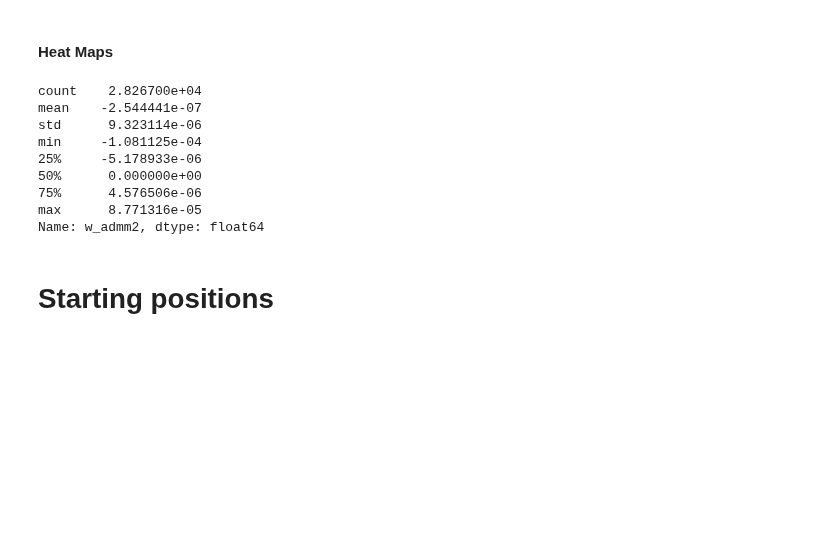
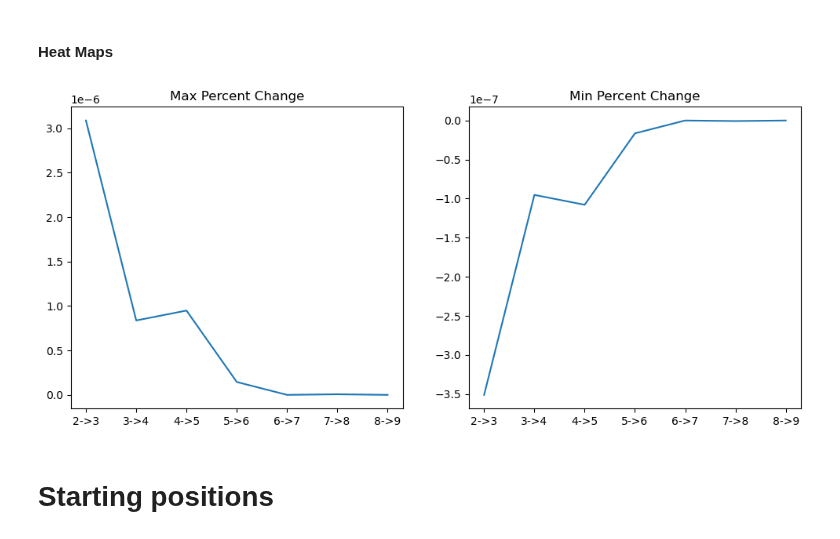
Before and after one commit to mcstanle/cf_inversion_sb_admm, a Jupyter notebook: output_investigations_11.ipynb, the cells around one changed output. Drawn from its saved outputs; the diff is of its cells as text; code cells hidden in the pictures; blank space fills up the shorter version.

```diff
--- a/output_investigations_11.ipynb
+++ b/output_investigations_11.ipynb
@@ -322,18 +421,42 @@ for i in range(2, 4):
         df=gosat_df, w_col_str=f'w_admm{i}', norm=None, vmin=-1e-4, vmax=1e-4,
         save_fp=SAVE_FP
     )
-# %%
-gosat_df['w_admm2'].describe()
-# %% [output]
-count    2.826700e+04
-mean    -2.544441e-07
-std      9.323114e-06
-min     -1.081125e-04
-25%     -5.178933e-06
-50%      0.000000e+00
-75%      4.576506e-06
-max      8.771316e-05
-Name: w_admm2, dtype: float64
+# %%
+# create percent change columns
+for i in range(2, LAST_IDX - 1):
+    pchg_i = (gosat_df[f'w_admm{i + 1}'] - gosat_df[f'w_admm{i}']) / gosat_df[f'w_admm{i}']
+    gosat_df[f'w_pchg_{i}_{i+1}'] = pchg_i.fillna(0)
+# %%
+# heat maps for percent changes
+for i in range(2, LAST_IDX - 1):
+    SAVE_FP = SAVE_FIG_BASE + '/w_pchg_%s_%s.png' % (str(i).zfill(2), str(i + 1).zfill(2))
+    month_map_plot(
+        df=gosat_df, w_col_str=f'w_pchg_{i}_{i + 1}', norm=None, vmin=-3.5e-7, vmax=3.5e-7,
+        save_fp=SAVE_FP
+    )
+# %%
+max_pchg = np.zeros(7)
+min_pchg = np.zeros(7)
+for i in range(2, LAST_IDX - 1):
+    max_pchg[i - 2] = gosat_df[f'w_pchg_{i}_{i + 1}'].describe()['max']
+    min_pchg[i - 2] = gosat_df[f'w_pchg_{i}_{i + 1}'].describe()['min']
+# %%
+fig, ax = plt.subplots(ncols=2, nrows=1, figsize=(12, 5))
+iter_nums = np.arange(2, LAST_IDX - 1)
+ax[0].plot(iter_nums, max_pchg)
+ax[1].plot(iter_nums, min_pchg)
+
+ax[0].set_title('Max Percent Change')
+ax[1].set_title('Min Percent Change')
+
+tick_labels = [f'{i}->{i + 1}' for i in range(2, LAST_IDX - 1)]
+for i in range(2):
+    ax[i].set_xticks(iter_nums)
+    ax[i].set_xticklabels(tick_labels)
+
+plt.show()
+# %% [output]
+[figure, added]
 # %% [markdown]
 # Starting positions
 # %%
```
Also changed, not shown: parts of 18 cells of this notebook, 3 other files.
